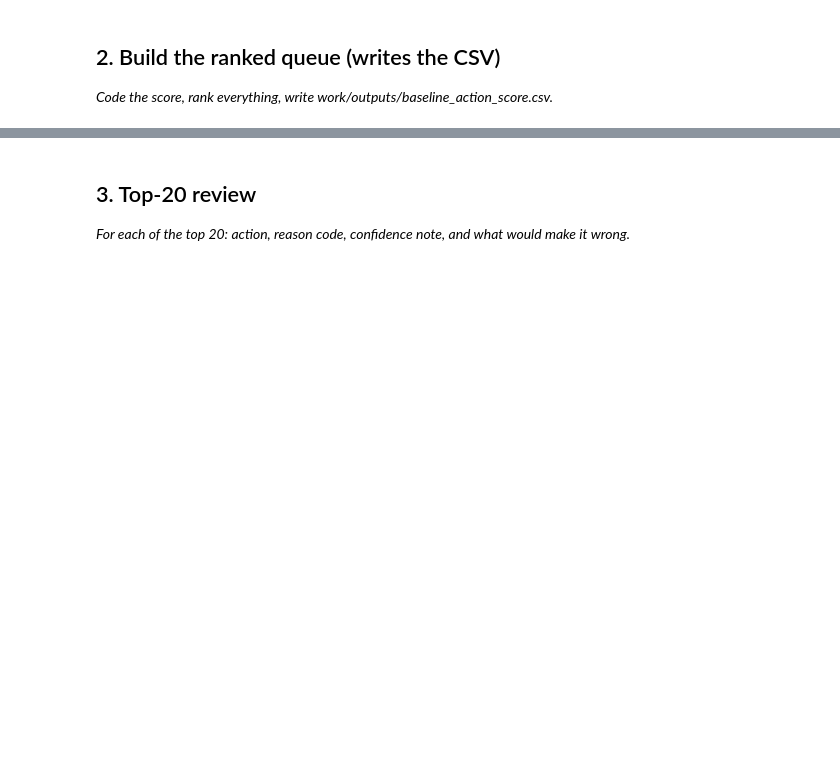
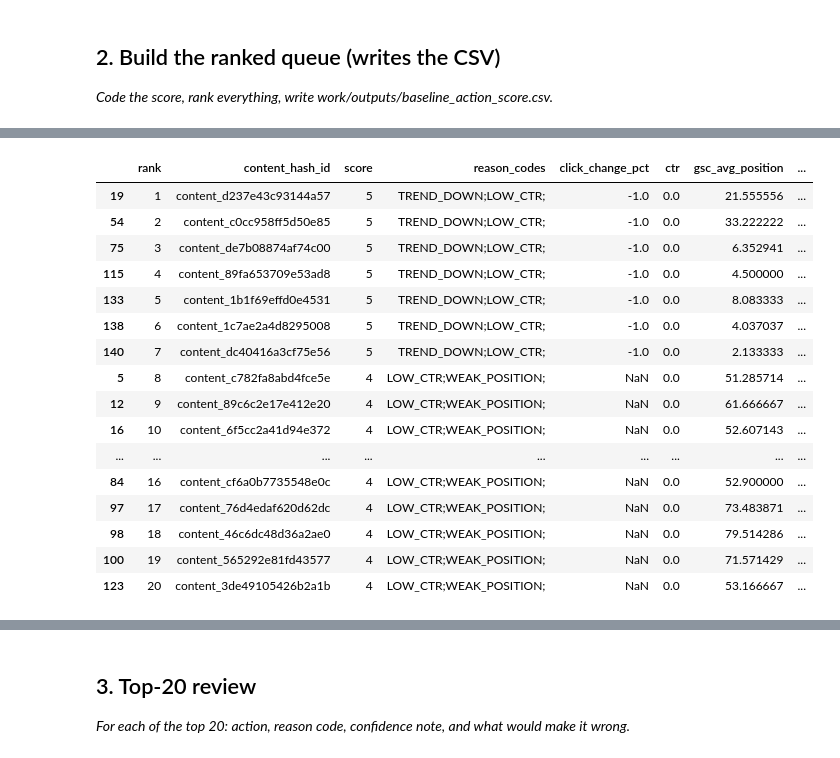
Before and after one commit to Shrishagk/My_flyrank, a Jupyter notebook: work/notebooks/w04_baseline_score.ipynb, the cells around one changed output, grey strips where cells are left out. Cells and saved outputs as stored; diff of their text form; code cells hidden in the pictures; blank space fills up the shorter version.

Commit message:
executed w04_baseline

```diff
--- a/work/notebooks/w04_baseline_score.ipynb
+++ b/work/notebooks/w04_baseline_score.ipynb
@@ -22,0 +67,5 @@ This skeleton is yours to fill. Work the sections **in order** — each one has
+# %%
+
+jan_sample = con.sql(f'SELECT * FROM {PERF_JAN}').df()
+
+print(jan_sample.columns.tolist())
@@ -22,0 +187,10 @@ This skeleton is yours to fill. Work the sections **in order** — each one has
+# %%
+ctr_threshold = baseline["ctr"].quantile(0.25)
+
+position_threshold = baseline["gsc_avg_position"].quantile(0.75)
+
+organic_share_threshold = baseline["organic_share"].quantile(0.25)
+
+print("CTR threshold:", ctr_threshold)
+print("Position threshold:", position_threshold)
+print("Organic share threshold:", organic_share_threshold)
@@ -22,0 +264,40 @@ This skeleton is yours to fill. Work the sections **in order** — each one has
+# %%
+queue = baseline.sort_values(
+    ["score", "click_change_pct"],
+    ascending=[False, True]
+).copy()
+
+queue["rank"] = range(1, len(queue) + 1)
+
+display(
+    queue[
+        [
+            "rank",
+            "content_hash_id",
+            "score",
+            "reason_codes",
+            "click_change_pct",
+            "ctr",
+            "gsc_avg_position",
+            "organic_share",
+        ]
+    ].head(20)
+)
+# %% [output]
+|  | rank | content_hash_id | score | reason_codes | click_change_pct | ctr | gsc_avg_position | ... |
+| 19 | 1 | content_d237e43c93144a57 | 5 | TREND_DOWN;LOW_CTR; | -1.0 | 0.0 | 21.555556 | ... |
+| 54 | 2 | content_c0cc958ff5d50e85 | 5 | TREND_DOWN;LOW_CTR; | -1.0 | 0.0 | 33.222222 | ... |
+| 75 | 3 | content_de7b08874af74c00 | 5 | TREND_DOWN;LOW_CTR; | -1.0 | 0.0 | 6.352941 | ... |
+| 115 | 4 | content_89fa653709e53ad8 | 5 | TREND_DOWN;LOW_CTR; | -1.0 | 0.0 | 4.500000 | ... |
+| 133 | 5 | content_1b1f69effd0e4531 | 5 | TREND_DOWN;LOW_CTR; | -1.0 | 0.0 | 8.083333 | ... |
+| 138 | 6 | content_1c7ae2a4d8295008 | 5 | TREND_DOWN;LOW_CTR; | -1.0 | 0.0 | 4.037037 | ... |
+| 140 | 7 | content_dc40416a3cf75e56 | 5 | TREND_DOWN;LOW_CTR; | -1.0 | 0.0 | 2.133333 | ... |
+| 5 | 8 | content_c782fa8abd4fce5e | 4 | LOW_CTR;WEAK_POSITION; | NaN | 0.0 | 51.285714 | ... |
+| 12 | 9 | content_89c6c2e17e412e20 | 4 | LOW_CTR;WEAK_POSITION; | NaN | 0.0 | 61.666667 | ... |
+| 16 | 10 | content_6f5cc2a41d94e372 | 4 | LOW_CTR;WEAK_POSITION; | NaN | 0.0 | 52.607143 | ... |
+| ... | ... | ... | ... | ... | ... | ... | ... | ... |
+| 84 | 16 | content_cf6a0b7735548e0c | 4 | LOW_CTR;WEAK_POSITION; | NaN | 0.0 | 52.900000 | ... |
+| 97 | 17 | content_76d4edaf620d62dc | 4 | LOW_CTR;WEAK_POSITION; | NaN | 0.0 | 73.483871 | ... |
+| 98 | 18 | content_46c6dc48d36a2ae0 | 4 | LOW_CTR;WEAK_POSITION; | NaN | 0.0 | 79.514286 | ... |
+| 100 | 19 | content_565292e81fd43577 | 4 | LOW_CTR;WEAK_POSITION; | NaN | 0.0 | 71.571429 | ... |
+| 123 | 20 | content_3de49105426b2a1b | 4 | LOW_CTR;WEAK_POSITION; | NaN | 0.0 | 53.166667 | ... |
```
Also changed, not shown: parts of 18 cells of this notebook.
